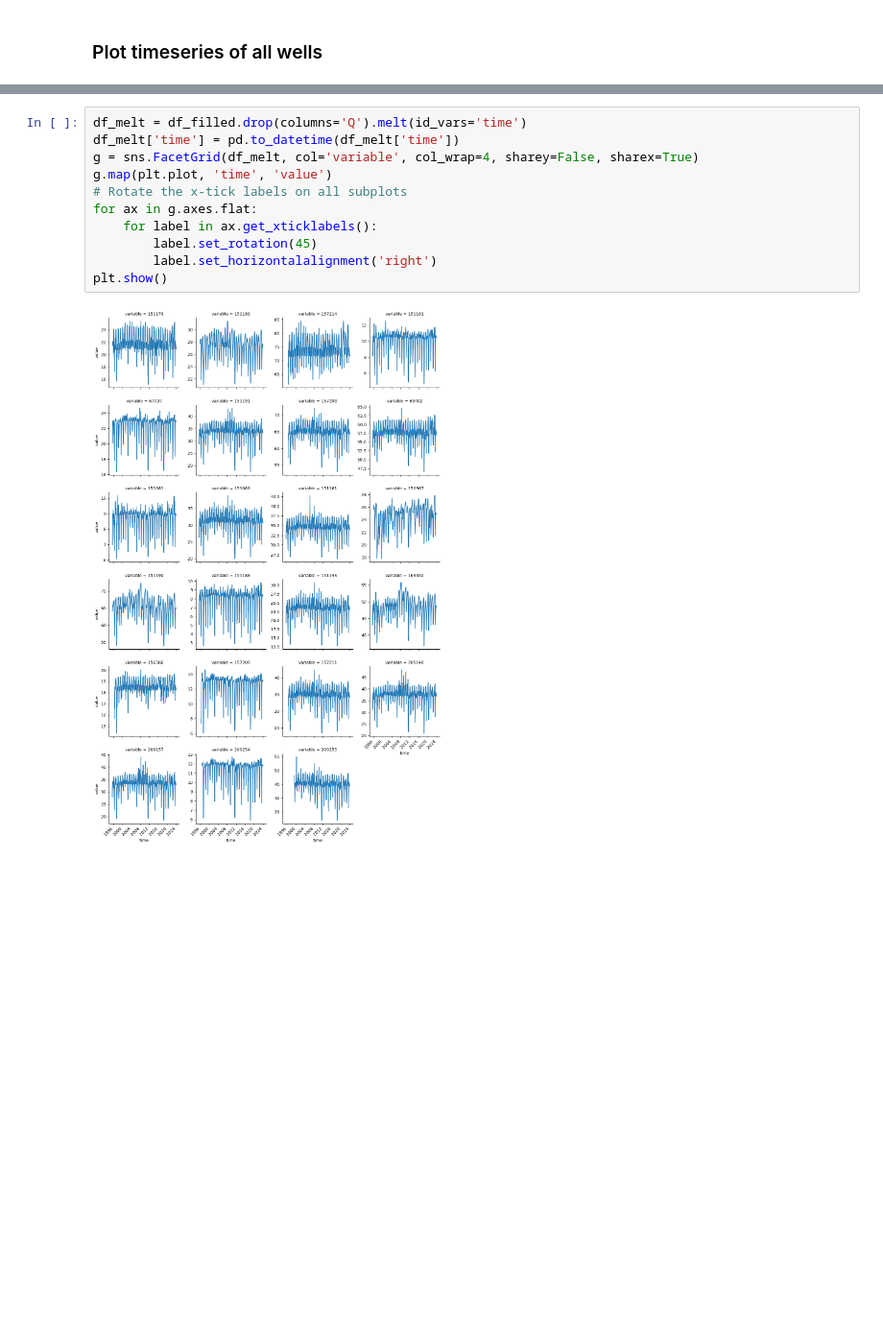
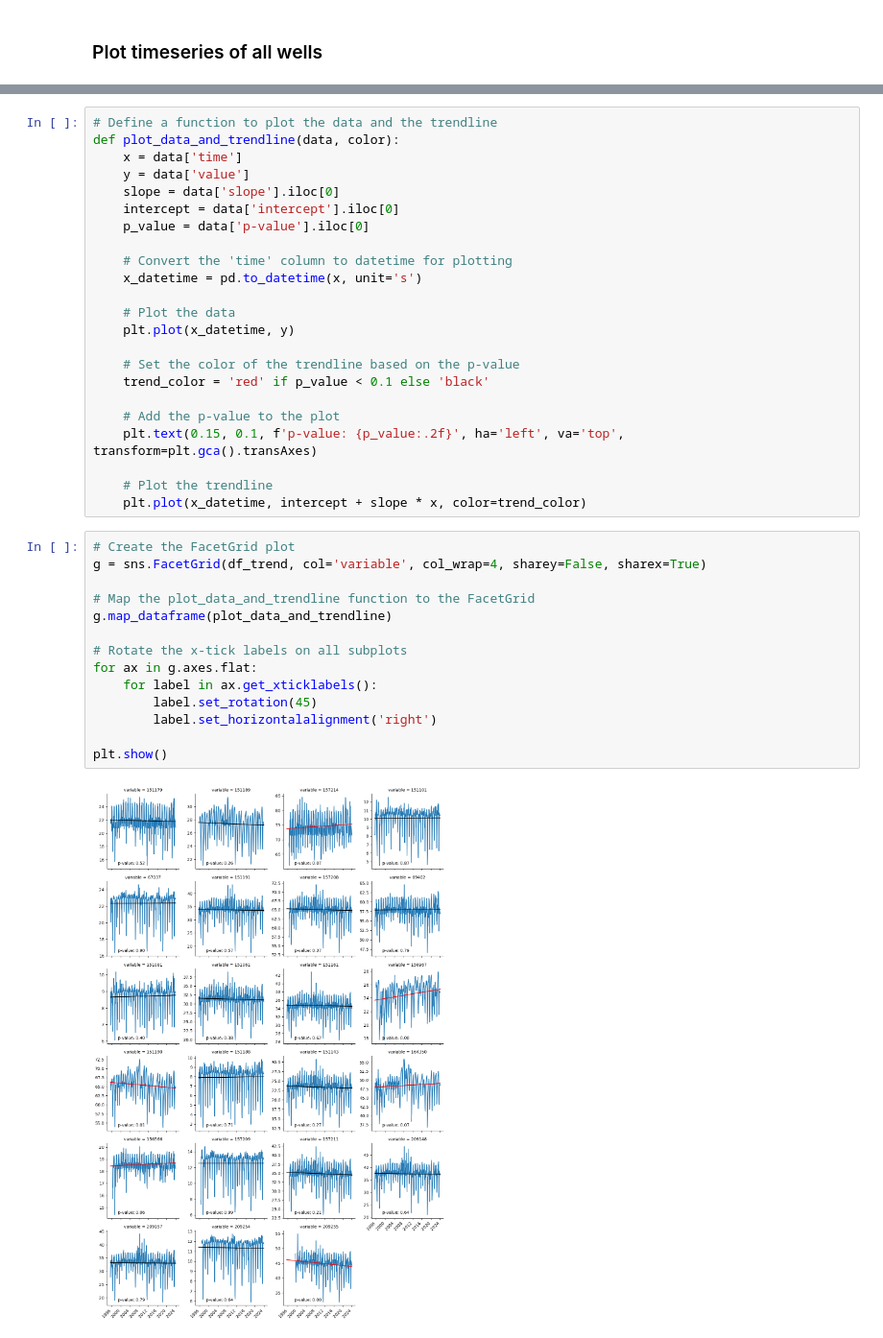
Before and after one commit to nicksilver/zoo-aquifer, a Jupyter notebook: data_explorer.ipynb, the cells around one changed output, grey strips where cells are left out. Shown at 96% size. Drawn from its saved outputs; the diff is of its cells as text; blank space fills up the shorter version.

Commit message:
added trend analysis to each well

```diff
--- a/data_explorer.ipynb
+++ b/data_explorer.ipynb
@@ -30,13 +51,39 @@ plt.show()
+# %%
+# Define a function to plot the data and the trendline
+def plot_data_and_trendline(data, color):
+    x = data['time']
+    y = data['value']
+    slope = data['slope'].iloc[0]
+    intercept = data['intercept'].iloc[0]
+    p_value = data['p-value'].iloc[0]
+
+    # Convert the 'time' column to datetime for plotting
+    x_datetime = pd.to_datetime(x, unit='s')
+
+    # Plot the data
+    plt.plot(x_datetime, y)
+
+    # Set the color of the trendline based on the p-value
+    trend_color = 'red' if p_value < 0.1 else 'black'
+
+    # Add the p-value to the plot
+    plt.text(0.15, 0.1, f'p-value: {p_value:.2f}', ha='left', va='top', transform=plt.gca().transAxes)
+
+    # Plot the trendline
+    plt.plot(x_datetime, intercept + slope * x, color=trend_color)
 # %%
-df_melt = df_filled.drop(columns='Q').melt(id_vars='time')
-df_melt['time'] = pd.to_datetime(df_melt['time'])
-g = sns.FacetGrid(df_melt, col='variable', col_wrap=4, sharey=False, sharex=True)
-g.map(plt.plot, 'time', 'value')
+# Create the FacetGrid plot
+g = sns.FacetGrid(df_trend, col='variable', col_wrap=4, sharey=False, sharex=True)
+
+# Map the plot_data_and_trendline function to the FacetGrid
+g.map_dataframe(plot_data_and_trendline)
+
 # Rotate the x-tick labels on all subplots
 for ax in g.axes.flat:
     for label in ax.get_xticklabels():
         label.set_rotation(45)
         label.set_horizontalalignment('right')
+
 plt.show()
 # %% [output]
-[figure, old version]
+[figure, new version]
```
Also changed, not shown: parts of 3 cells of this notebook.
